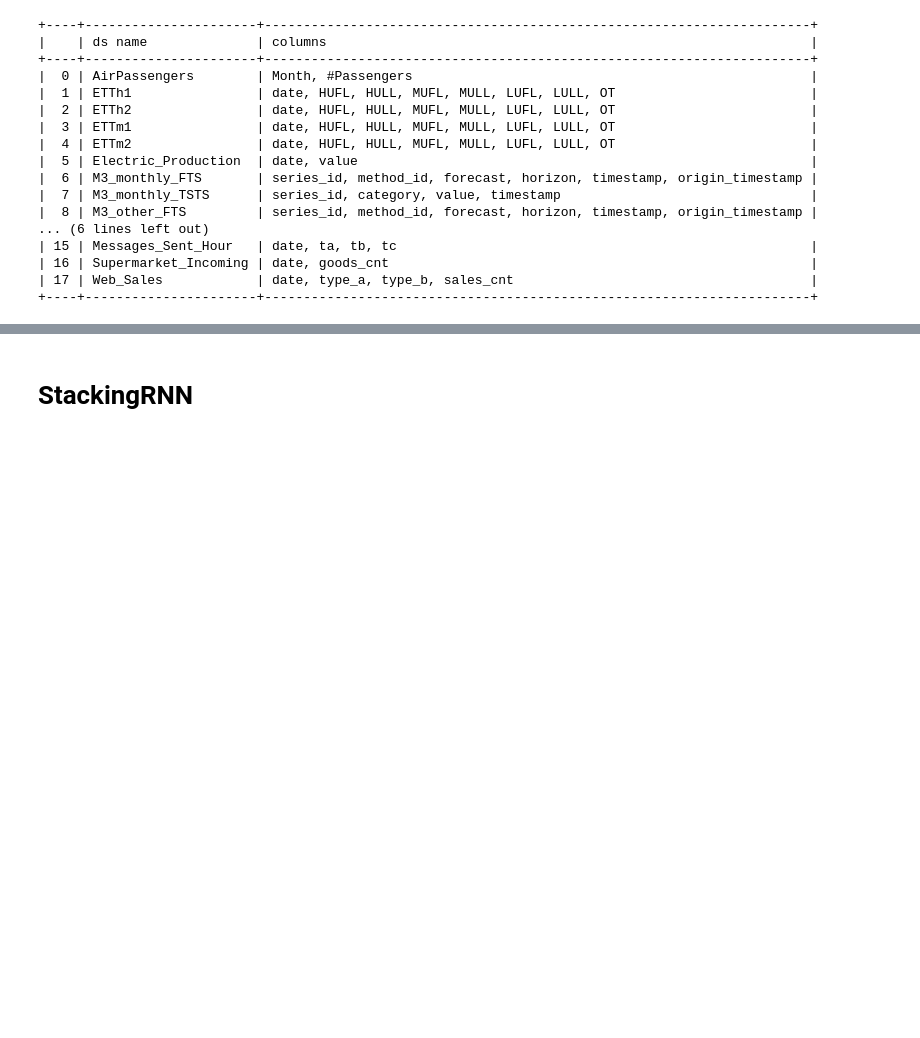
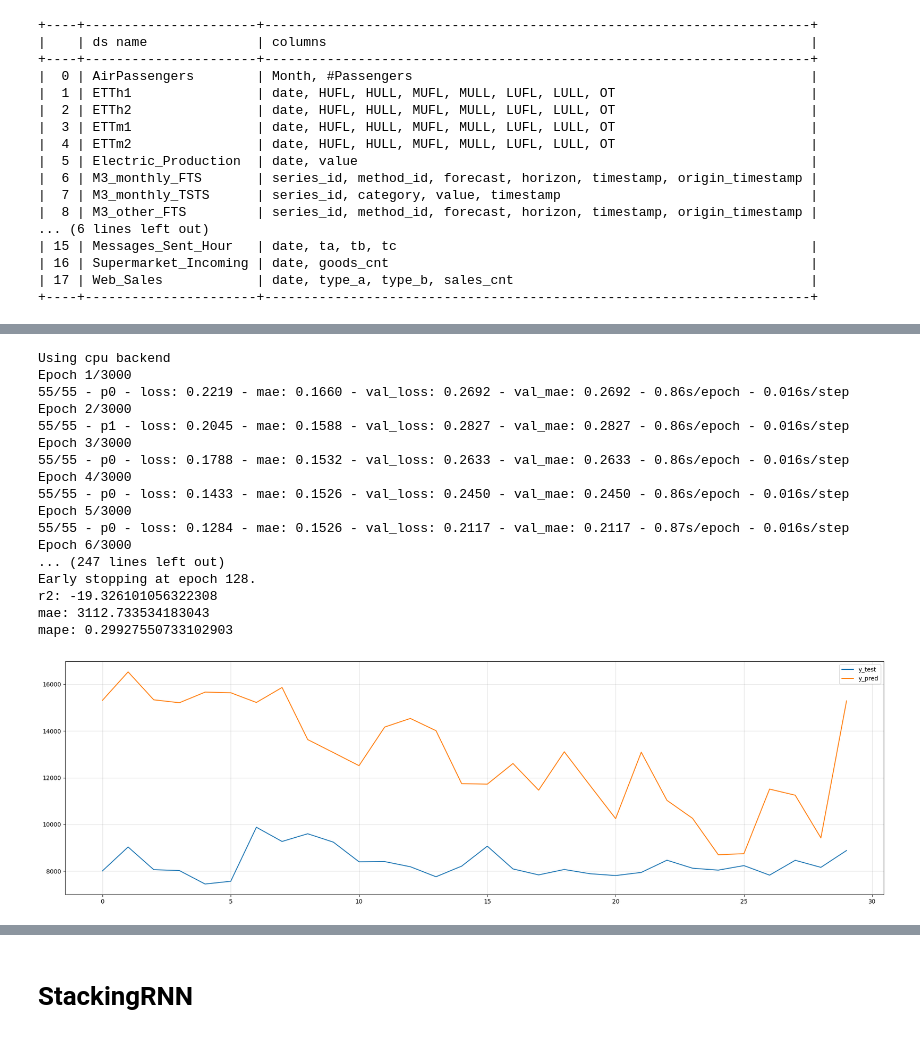
Before and after one commit to BirchKwok/spinesTS, a Jupyter notebook: examples/nn.ipynb, the cells around one changed output, grey strips where cells are left out. Cells and saved outputs as stored; diff of their text form; code cells hidden in the pictures; blank space fills up the shorter version.

```diff
--- a/examples/nn.ipynb
+++ b/examples/nn.ipynb
@@ -53,6 +53,39 @@ x_test = scaler.transform(x_test)
 scaler2 = MinMaxScaler()
 y_train = scaler2.fit_transform(y_train)
 y_test = scaler2.transform(y_test)
+# %%
+from spinesTS.nn._seg_rnn import SegRNN
+
+model = SegRNN(128, 30, random_seed=42, loss_fn='mae', learning_rate=0.001, device='cpu')
+model.fit(x_train, y_train, eval_set=(x_test, y_test), batch_size=32,
+             min_delta=0, patience=100, epochs=3000, verbose=True, lr_scheduler=None)
+y_pred_inverse = scaler2.inverse_transform(model.predict(x_test))
+
+y_test_inverse = scaler2.inverse_transform(y_test)
+
+print(f"r2: {r2_score(y_test_inverse.T, y_pred_inverse.T)}")
+print(f"mae: {mean_absolute_error(y_test_inverse, y_pred_inverse)}")
+print(f"mape: {mean_absolute_percentage_error(y_test_inverse, y_pred_inverse)}")
+a = plot2d(y_test_inverse, y_pred_inverse, eval_slices='[-1]', labels=['y_test', 'y_pred'], figsize=(20, 6))
+# %% [output]
+Using cpu backend
+Epoch 1/3000
+55/55 - p0 - loss: 0.2219 - mae: 0.1660 - val_loss: 0.2692 - val_mae: 0.2692 - 0.86s/epoch - 0.016s/step
+Epoch 2/3000
+55/55 - p1 - loss: 0.2045 - mae: 0.1588 - val_loss: 0.2827 - val_mae: 0.2827 - 0.86s/epoch - 0.016s/step
+Epoch 3/3000
+55/55 - p0 - loss: 0.1788 - mae: 0.1532 - val_loss: 0.2633 - val_mae: 0.2633 - 0.86s/epoch - 0.016s/step
+Epoch 4/3000
+55/55 - p0 - loss: 0.1433 - mae: 0.1526 - val_loss: 0.2450 - val_mae: 0.2450 - 0.86s/epoch - 0.016s/step
+Epoch 5/3000
+55/55 - p0 - loss: 0.1284 - mae: 0.1526 - val_loss: 0.2117 - val_mae: 0.2117 - 0.87s/epoch - 0.016s/step
+Epoch 6/3000
+... (247 lines left out)
+Early stopping at epoch 128.
+r2: -19.326101056322308
+mae: 3112.733534183043
+mape: 0.29927550733102903
+[figure, added]
 # %%
 from spinesTS.nn._seg_rnn import SegRNN
 
```
Also changed, not shown: parts of 6 cells of this notebook, 3 other files.
